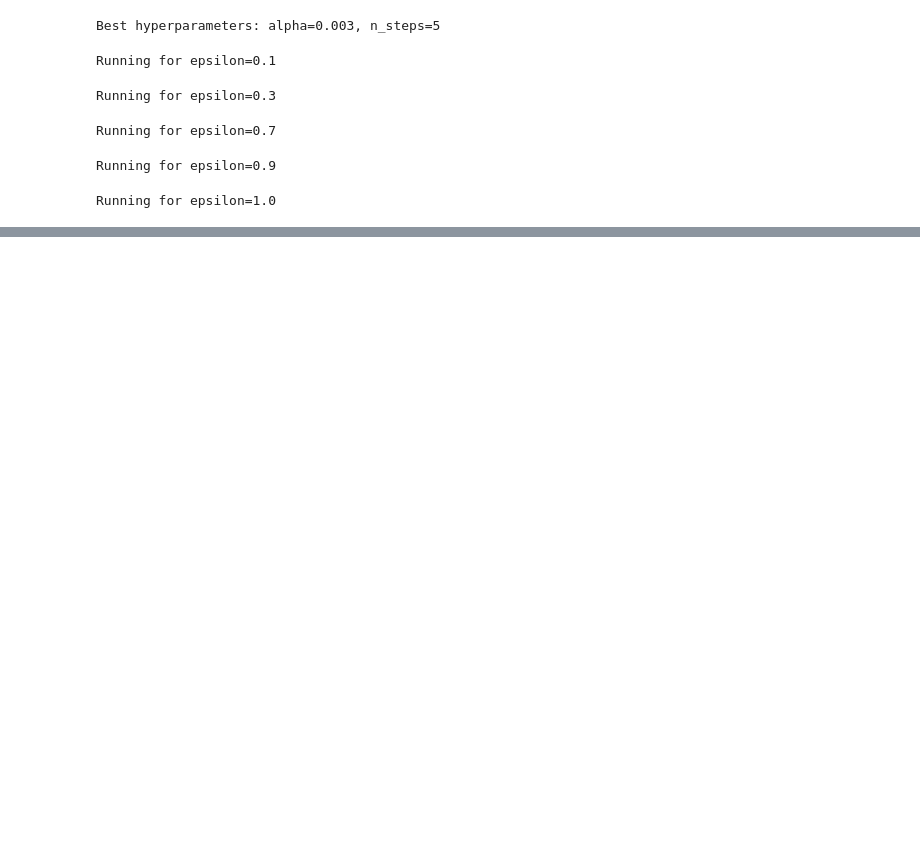
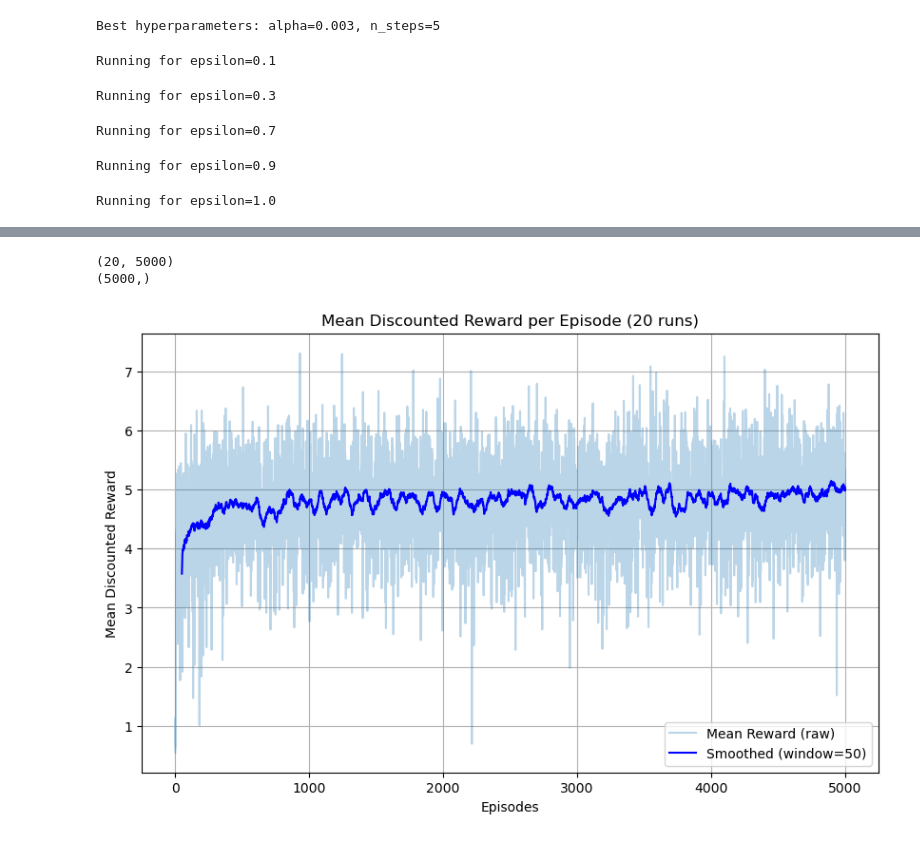
Before and after one commit to A-N1khil/compsci687-final-project, a Jupyter notebook: sgnstep_sarsa_baseline.ipynb, the cells around one changed output, grey strips where cells are left out. Saved outputs shown, nothing was run; the diff lists cells and outputs as text; code cells hidden in the pictures; blank space fills up the shorter version.

Commit message:
SARSA Reward + README (#29)
* SARSA extra rewards

* Requirements and py files

* Added readme

* Updated readme

```diff
--- a/sgnstep_sarsa_baseline.ipynb
+++ b/sgnstep_sarsa_baseline.ipynb
@@ -338,0 +336,36 @@ display_policy(optimal_mdp, policy)
+# %%
+rw_metadata = sarsa.run_n_times(num_times=20, num_episodes=5000, alpha=0.01, n_steps=3, get_reward_metadata=True)
+# %%
+print(rw_metadata.shape)
+
+# rw_metadata shape should be (num_runs, num_episodes)
+mean_rewards = np.mean(rw_metadata, axis=0)
+print(mean_rewards.shape)
+
+# smoothing window
+window = 50
+kernel = np.ones(window) / window
+smoothed_mean_rewards = np.convolve(mean_rewards, kernel, mode='valid')
+
+# Episode indices
+episodes_raw = np.arange(1, len(mean_rewards) + 1)                     # full length
+episodes_smooth = np.arange(window, len(mean_rewards) + 1)             # aligned with 'valid'
+
+plt.figure(figsize=(10, 6))
+
+# Plot raw rewards
+plt.plot(episodes_raw, mean_rewards, alpha=0.3, label="Mean Reward (raw)")
+
+# Plot smoothed rewards
+plt.plot(episodes_smooth, smoothed_mean_rewards, color='blue', label=f"Smoothed (window={window})")
+
+plt.xlabel("Episodes")
+plt.ylabel("Mean Discounted Reward")
+plt.title("Mean Discounted Reward per Episode (20 runs)")
+plt.grid(True)
+plt.legend()
+plt.show()
+# %% [output]
+(20, 5000)
+(5000,)
+[figure, added]
```
Also changed, not shown: parts of 15 cells of this notebook, 8 other files.
